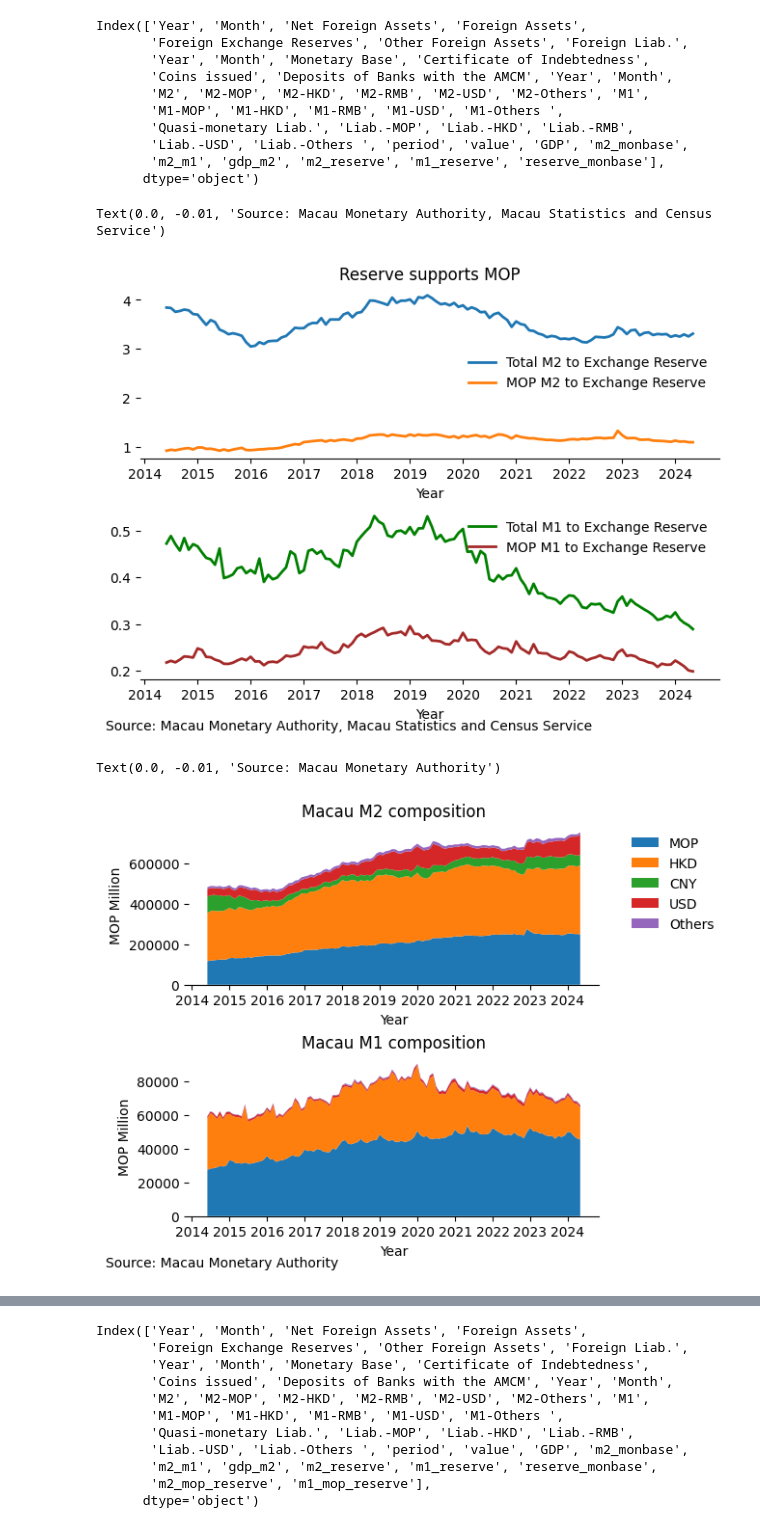
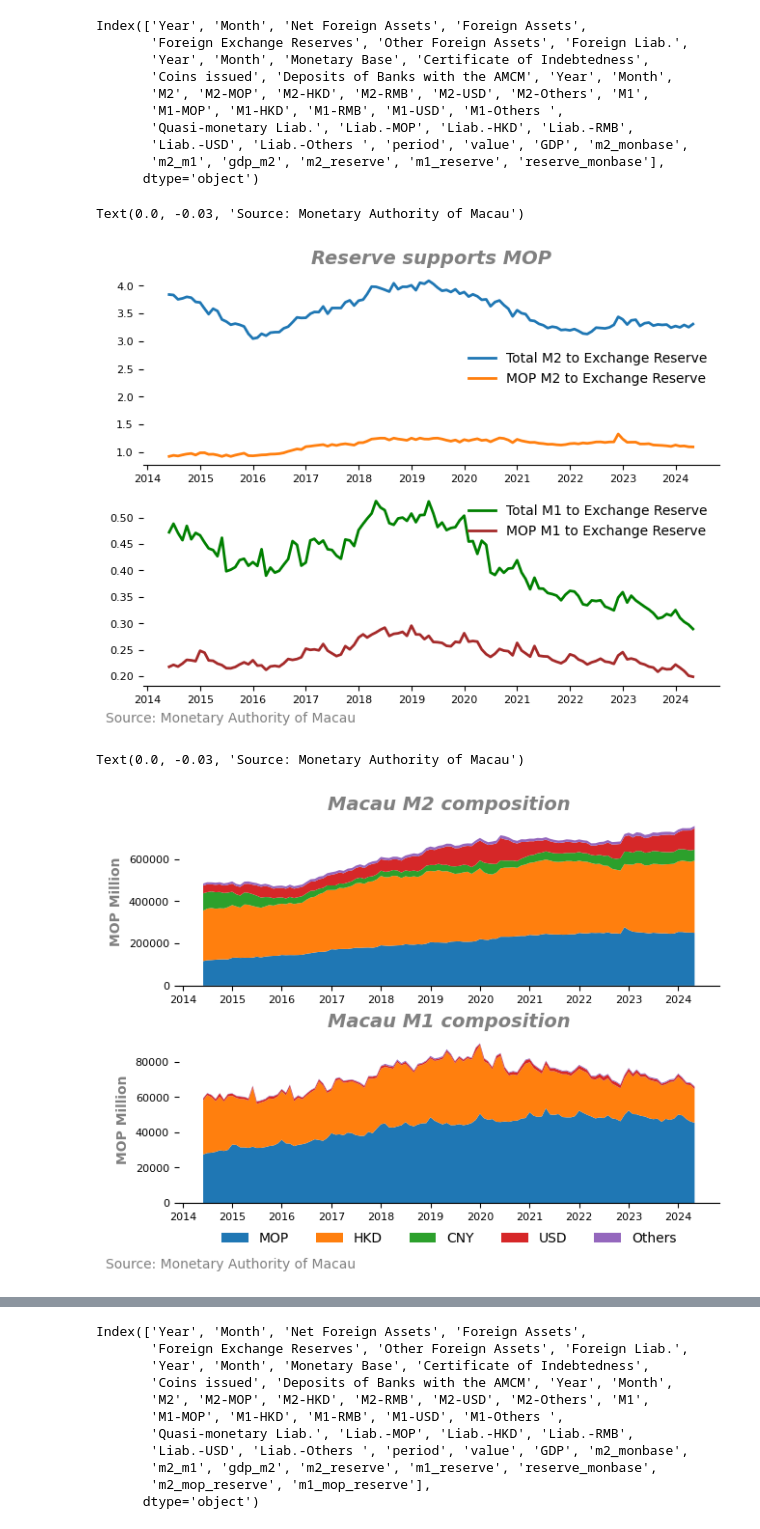
Before and after one commit to mogcai/BCPLP, a Jupyter notebook: Macau.ipynb, the cells around one changed output, grey strips where cells are left out. Saved outputs shown, nothing was run; the diff lists cells and outputs as text; code cells hidden in the pictures.

Commit message:
prettify the graph

```diff
--- a/Macau.ipynb
+++ b/Macau.ipynb
@@ -153,5 +154,13 @@ df_monetary_base['Certificate of Indebtedness'][-120:].plot()
 # %% [markdown]
 ### Chart
+# %%
+plt.rcParams['font.size'] = 10
+plt.rcParams['axes.labelsize'] = 10
+plt.rcParams['axes.labelweight'] = 'bold'
+plt.rcParams['xtick.labelsize'] = 8
+plt.rcParams['ytick.labelsize'] = 8
+plt.rcParams['legend.fontsize'] = 10
+plt.rcParams['figure.titlesize'] = 12
 # %%
 df['m2_monbase']=df['M2']/df['Monetary Base']
 df['m2_m1']=df['M2']/df['M1']
@@ -251,12 +260,13 @@ df['m1_mop_reserve']=df['M1-MOP']/df['Foreign Exchange Reserves']
 fig, axs = plt.subplots(2, 1, layout='constrained')
 axs[0].plot(df['m2_reserve'][-120:], label='Total M2 to Exchange Reserve', linewidth=2)
 axs[0].plot(df['m2_mop_reserve'][-120:], label='MOP M2 to Exchange Reserve', linewidth=2)
-axs[0].set_xlabel('Year')
-axs[0].set_title('Reserve supports MOP')
+# axs[0].set_xlabel('Year')
+axs[0].set_title('Reserve supports MOP', fontsize=14,
+            fontstyle='italic', fontweight='bold', color='grey')
 
 axs[1].plot(df['m1_reserve'][-120:], label='Total M1 to Exchange Reserve', color='green', linewidth=2)
 axs[1].plot(df['m1_mop_reserve'][-120:], label='MOP M1 to Exchange Reserve', color='brown', linewidth=2)
-axs[1].set_xlabel('Year')
+# axs[1].set_xlabel('Year')
 
 
 # Hide the all but the bottom spines (axis lines)
@@ -267,37 +277,42 @@ for ax in axs:
     # ax.grid(True)
     ax.legend(frameon=False)
 
-fig.text(0.0, -0.01, 'Source: Macau Monetary Authority, Macau Statistics and Census Service')
+# fig.text(0.0, -0.03, 'Source: Monetary Authority of Macau, Macau Statistics and Census Service')
+fig.text(0.0, -0.03, 'Source: Monetary Authority of Macau', color='grey')
 # %% [output]
-Text(0.0, -0.01, 'Source: Macau Monetary Authority, Macau Statistics and Census Service')
+Text(0.0, -0.03, 'Source: Monetary Authority of Macau')
-[figure, old version]
+[figure, new version]
 # %%
 fig, axs = plt.subplots(2, 1, layout='constrained')
 
 axs[0].stackplot(df.index[-120:], df['M2-MOP'][-120:], df['M2-HKD'][-120:], df['M2-RMB'][-120:],
               df['M2-USD'][-120:], df['M2-Others'][-120:], labels=['MOP', 'HKD', 'CNY', 'USD', 'Others'])
-axs[0].set_title('Macau M2 composition')
-axs[0].set_xlabel('Year')
-axs[0].set_ylabel('MOP Million')
-axs[0].legend(bbox_to_anchor=(1.05, 1), loc='upper left', frameon=False)
+axs[0].set_title('Macau M2 composition', fontsize=14,
+            fontstyle='italic', fontweight='bold', color='grey')
+# axs[0].set_xlabel('Year')
+axs[0].set_ylabel('MOP Million', color='grey')
+# axs[0].legend(bbox_to_anchor=(1.05, 1), loc='upper left', frameon=False)
 
 axs[1].stackplot(df.index[-120:], df['M1-MOP'][-120:], df['M1-HKD'][-120:], df['M1-RMB'][-120:],
               df['M1-USD'][-120:], df['M1-Others '][-120:], labels=['MOP', 'HKD', 'CNY', 'USD', 'Others'])
-axs[1].set_title('Macau M1 composition')
-axs[1].set_xlabel('Year')
-axs[1].set_ylabel('MOP Million')
+axs[1].set_title('Macau M1 composition', fontsize=14,
+            fontstyle='italic', fontweight='bold', color='grey')
+# axs[1].set_xlabel('Year')
+axs[1].set_ylabel('MOP Million', color='grey')
 # axs[1].legend()
+
+axs[1].legend(bbox_to_anchor=(0.5, -0.1), loc='upper center', frameon=False, ncol=5)
 
 # Hide the all but the bottom spines (axis lines)
 for ax in axs:
     ax.spines["right"].set_visible(False)
     ax.spines["left"].set_visible(False)
     ax.spines["top"].set_visible(False)
 
-fig.text(0.0, -0.01, 'Source: Macau Monetary Authority')
+fig.text(0.0, -0.03, 'Source: Monetary Authority of Macau', color='grey')
 # %% [output]
-Text(0.0, -0.01, 'Source: Macau Monetary Authority')
+Text(0.0, -0.03, 'Source: Monetary Authority of Macau')
-[figure, old version]
+[figure, new version]
 # %%
 fig, ax = plt.subplots(1, 1, layout='constrained')
 
```
Also changed, not shown: parts of 12 cells of this notebook.
